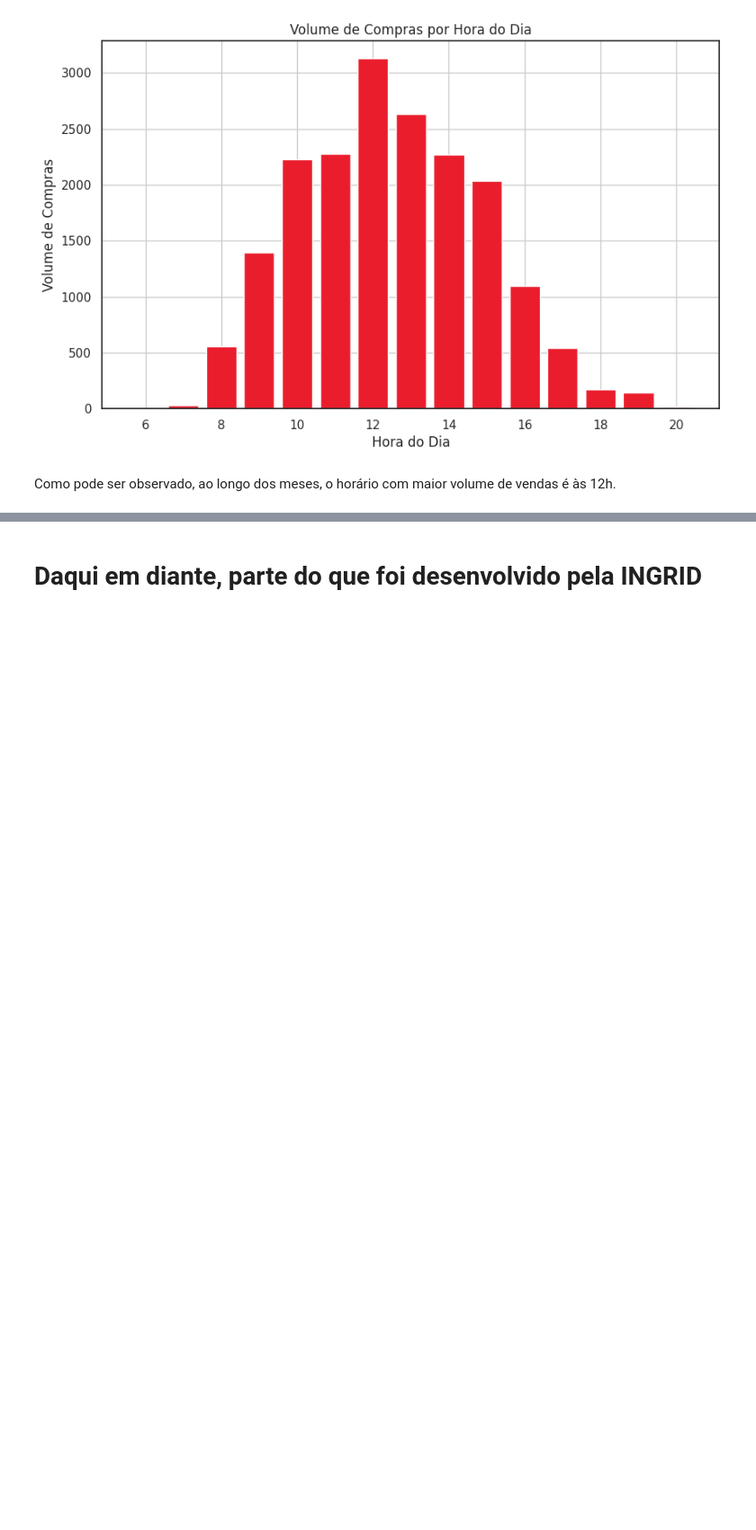
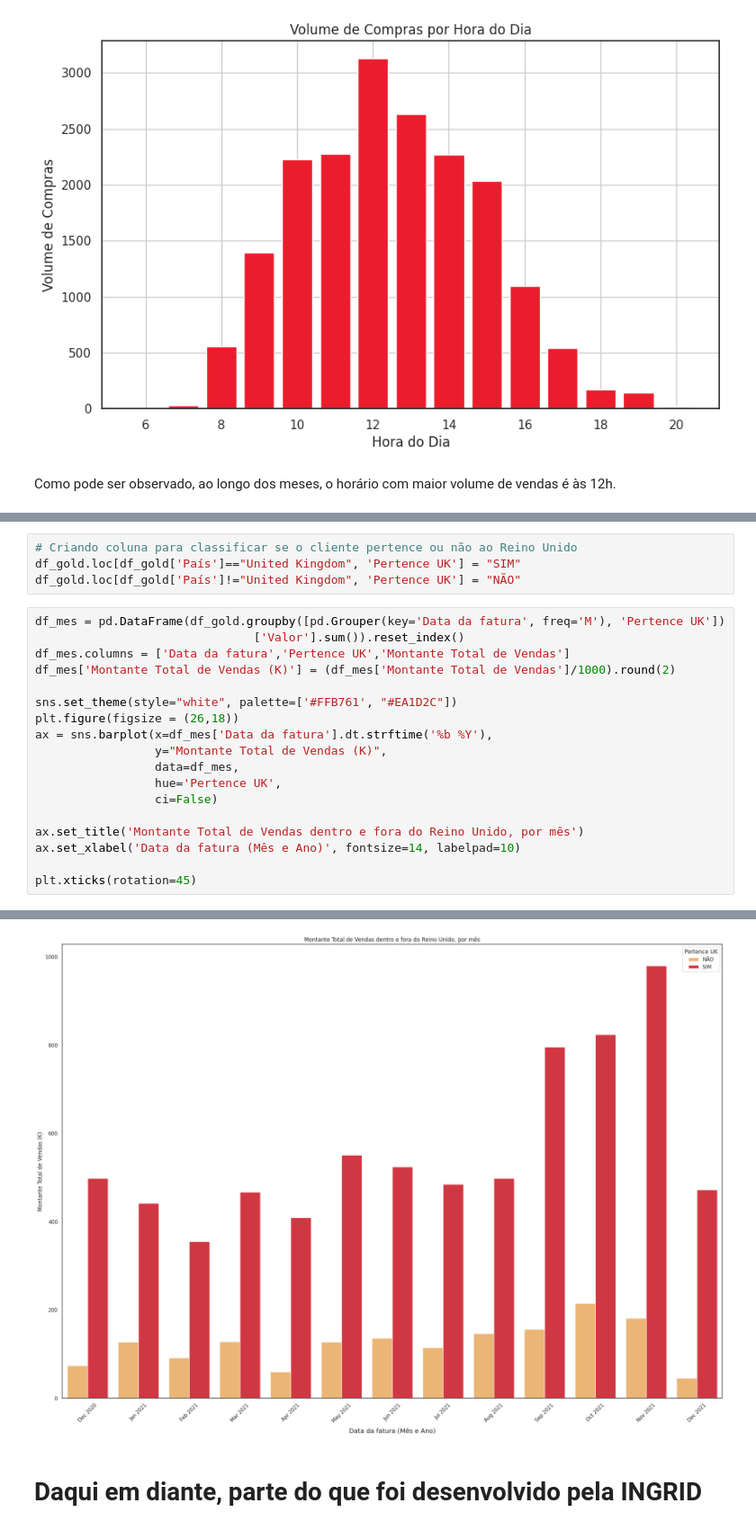
Before and after one commit to Isadoramesquitaa/Ada-Tech, a Jupyter notebook: Estatística/Projeto_Turma_1104.ipynb, the cells around one changed output, grey strips where cells are left out. Shown at 90% size. Saved outputs shown, nothing was run; the diff lists cells and outputs as text; blank space fills up the shorter version.

```diff
--- a/Estatística/Projeto_Turma_1104.ipynb
+++ b/Estatística/Projeto_Turma_1104.ipynb
@@ -669,0 +746,23 @@ Como pode ser observado, ao longo dos meses, o horário com maior volume de vend
+# %%
+# Criando coluna para classificar se o cliente pertence ou não ao Reino Unido
+df_gold.loc[df_gold['País']=="United Kingdom", 'Pertence UK'] = "SIM"
+df_gold.loc[df_gold['País']!="United Kingdom", 'Pertence UK'] = "NÃO"
+# %%
+df_mes = pd.DataFrame(df_gold.groupby([pd.Grouper(key='Data da fatura', freq='M'), 'Pertence UK'])
+                               ['Valor'].sum()).reset_index()
+df_mes.columns = ['Data da fatura','Pertence UK','Montante Total de Vendas']
+df_mes['Montante Total de Vendas (K)'] = (df_mes['Montante Total de Vendas']/1000).round(2)
+
+sns.set_theme(style="white", palette=['#FFB761', "#EA1D2C"])
+plt.figure(figsize = (26,18))
+ax = sns.barplot(x=df_mes['Data da fatura'].dt.strftime('%b %Y'),
+                 y="Montante Total de Vendas (K)",
+                 data=df_mes,
+                 hue='Pertence UK',
+                 ci=False)
+
+ax.set_title('Montante Total de Vendas dentro e fora do Reino Unido, por mês')
+ax.set_xlabel('Data da fatura (Mês e Ano)', fontsize=14, labelpad=10)
+
+plt.xticks(rotation=45)
+# %% [output]
@@ -670,3 +783,4 @@ Como pode ser observado, ao longo dos meses, o horário com maior volume de vend
+[figure, added]
 # %% [markdown]
 # Daqui em diante, parte do que foi desenvolvido pela INGRID
 # %%
```
Also changed, not shown: parts of 15 cells of this notebook.
